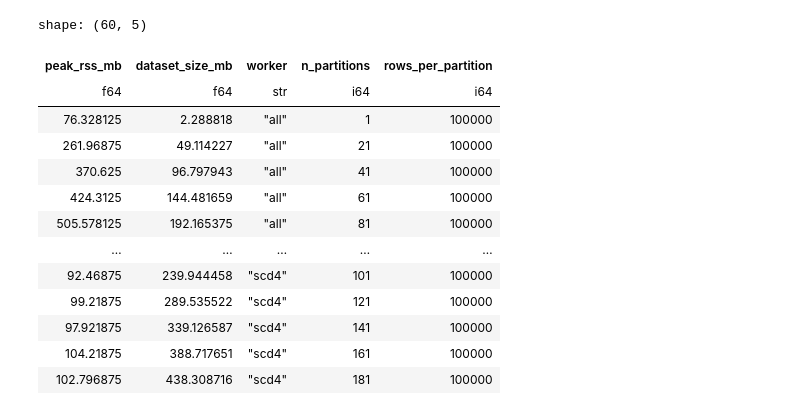
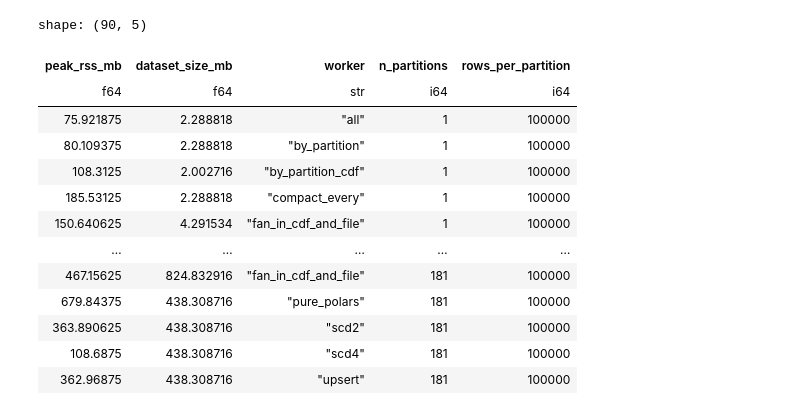
Before and after one commit to AlexanderNenninger/data-warehousing-with-polars, a Jupyter notebook: notebooks/memory_analysis.ipynb, the cells around one changed output. Drawn from its saved outputs; the diff is of its cells as text; code cells hidden in the pictures.

Commit message:
Memory bench most code paths.

```diff
--- a/notebooks/memory_analysis.ipynb
+++ b/notebooks/memory_analysis.ipynb
@@ -85,5 +234,15 @@ num_partitions = 200
 # %%
-workers = ["pure_polars", "all", "by_partition", "scd2", "scd4", "by_partition_cdf"]
+workers = [
+    "pure_polars",
+    "all",
+    "by_partition",
+    "scd2",
+    "scd4",
+    "by_partition_cdf",
+    "upsert",
+    "fan_in_cdf_and_file",
+    "compact_every",
+]
 
 results = []
 
@@ -91,13 +250,17 @@ for i in range(1, num_partitions + 1, 20):
     for worker in workers:
         with TemporaryDirectory() as tmp_dir:
             tmp_path = Path(tmp_dir)
-            result = _run(worker, tmp_path, i, rows_per_partition)
+            prepare = PREPARE.get(worker, prepare_src)
+            dataset_size_mb = prepare(tmp_path, i, rows_per_partition)
+
+            result = _measure(worker, tmp_path, i, rows_per_partition)
             print(
                 f"[{worker}] n_partitions={i}: "
                 f"Peak RSS: {result['peak_rss_mb']:.1f} MB, "
-                f"Dataset size: {result['dataset_size_mb']:.1f} MB"
+                f"Dataset size: {dataset_size_mb:.1f} MB"
             )
             result.update({
+                "dataset_size_mb": dataset_size_mb,
                 "worker": worker,
                 "n_partitions": i,
                 "rows_per_partition": rows_per_partition,
@@ -136,17 +360,17 @@ results_df.plot.line().encode(
 # %%
-results_df.sort("worker", "n_partitions")
+results_df.sort("n_partitions", "worker")
 # %% [output]
-shape: (60, 5)
+shape: (90, 5)
 | peak_rss_mb | dataset_size_mb | worker | n_partitions | rows_per_partition |
 | f64 | f64 | str | i64 | i64 |
-| 76.328125 | 2.288818 | "all" | 1 | 100000 |
-| 261.96875 | 49.114227 | "all" | 21 | 100000 |
-| 370.625 | 96.797943 | "all" | 41 | 100000 |
-| 424.3125 | 144.481659 | "all" | 61 | 100000 |
-| 505.578125 | 192.165375 | "all" | 81 | 100000 |
+| 75.921875 | 2.288818 | "all" | 1 | 100000 |
+| 80.109375 | 2.288818 | "by_partition" | 1 | 100000 |
+| 108.3125 | 2.002716 | "by_partition_cdf" | 1 | 100000 |
+| 185.53125 | 2.288818 | "compact_every" | 1 | 100000 |
+| 150.640625 | 4.291534 | "fan_in_cdf_and_file" | 1 | 100000 |
 | … | … | … | … | … |
-| 92.46875 | 239.944458 | "scd4" | 101 | 100000 |
-| 99.21875 | 289.535522 | "scd4" | 121 | 100000 |
-| 97.921875 | 339.126587 | "scd4" | 141 | 100000 |
-| 104.21875 | 388.717651 | "scd4" | 161 | 100000 |
-| 102.796875 | 438.308716 | "scd4" | 181 | 100000 |
+| 467.15625 | 824.832916 | "fan_in_cdf_and_file" | 181 | 100000 |
+| 679.84375 | 438.308716 | "pure_polars" | 181 | 100000 |
+| 363.890625 | 438.308716 | "scd2" | 181 | 100000 |
+| 108.6875 | 438.308716 | "scd4" | 181 | 100000 |
+| 362.96875 | 438.308716 | "upsert" | 181 | 100000 |
```
Also changed, not shown: parts of 5 cells of this notebook, 2 other files.
